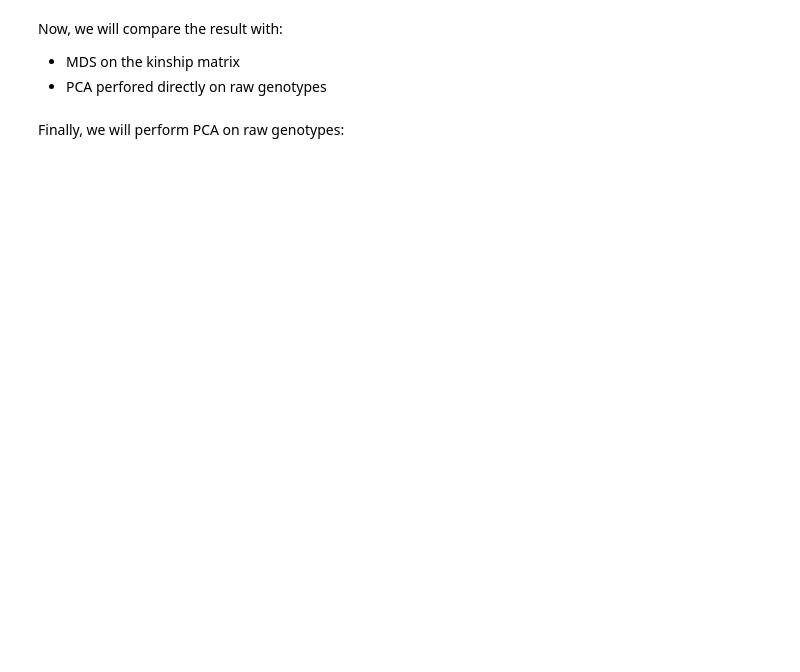
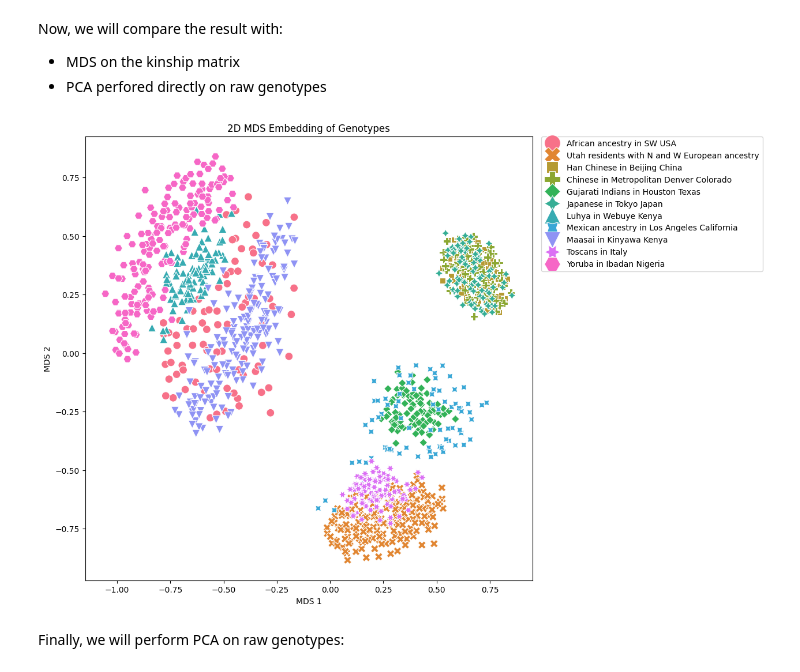
Before and after one commit to adrian-sica/ADL2025_exercises, a Jupyter notebook: Exercise9/Exercise_9_autoencoders_lab.ipynb, the cells around one changed output. Drawn from its saved outputs; the diff is of its cells as text; code cells hidden in the pictures; blank space fills up the shorter version.

```diff
--- a/Exercise9/Exercise_9_autoencoders_lab.ipynb
+++ b/Exercise9/Exercise_9_autoencoders_lab.ipynb
@@ -215,12 +285,21 @@ embedding = MDS(n_components=2)
 mds_embedding = embedding.fit_transform(kinship)
 # %%
 # TASK Plot MDS embedding in a way similar to plotting autoencoder embeddings
-x = ...
-y = ...
+x = mds_embedding[:,0]
+y = mds_embedding[:,1]
 data = {'x':x, 'y':y, 'pop':pop}
+
+plot_df = pd.DataFrame({'x': x, 'y': y, 'pop': pop})
+
 plt.figure(figsize = (10,10))
-...
+sns.scatterplot(x='x', y='y', data=plot_df, hue='pop', style='pop', s=100)
+plt.xlabel('MDS 1')
+plt.ylabel('MDS 2')
+plt.title('2D MDS Embedding of Genotypes')
+plt.legend(bbox_to_anchor=(1.02, 1), loc='upper left', borderaxespad=0, markerscale=2)
 plt.show()
+# %% [output]
+[figure, added]
 # %% [markdown]
 Finally, we will perform PCA on raw genotypes:
 # %%
```
Also changed, not shown: parts of 10 cells of this notebook.
